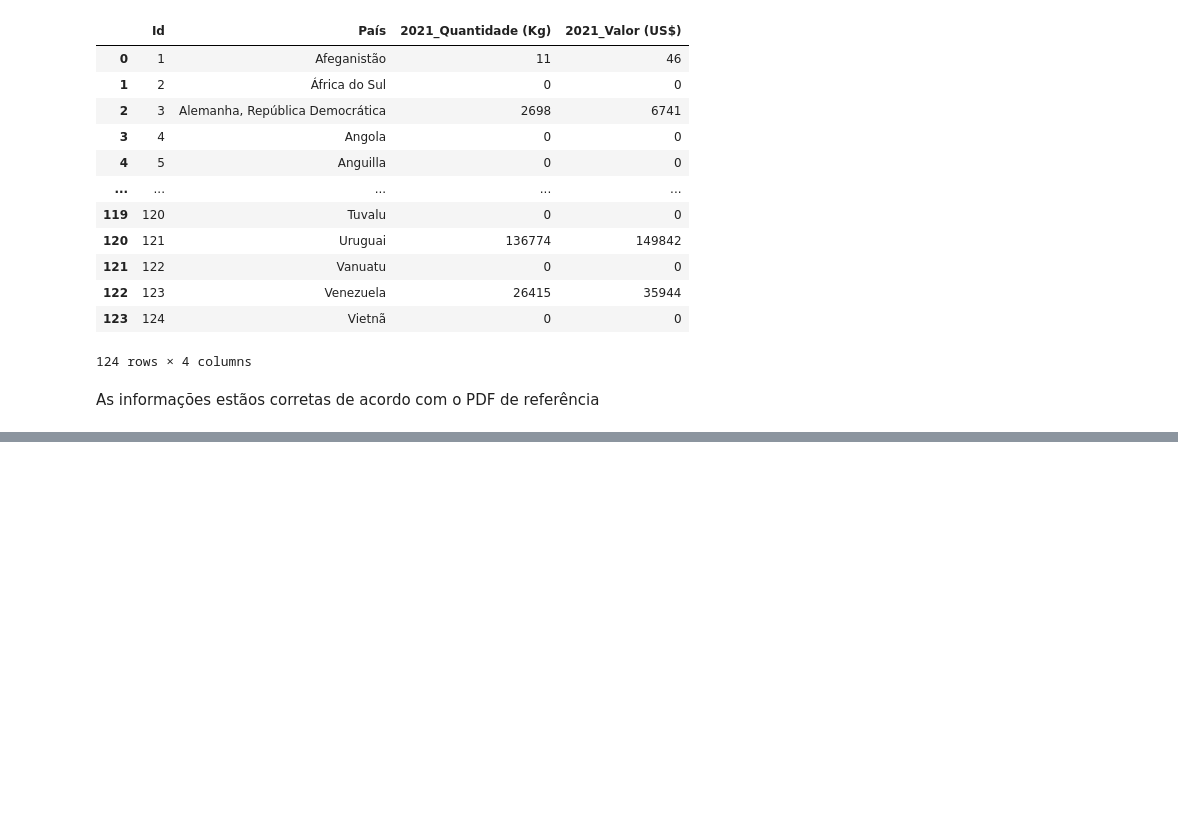
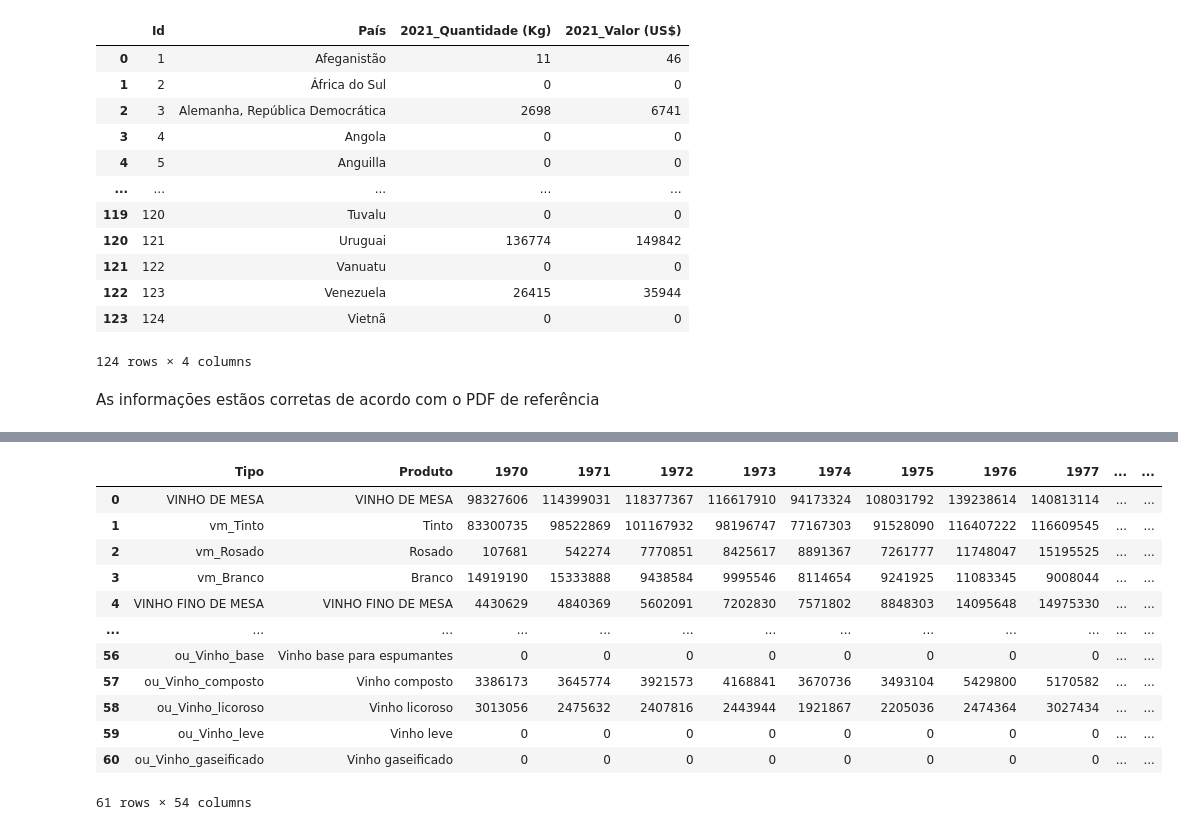
Before and after one commit to IgorNascAlves/Tech_Challenge_Fase01, a Jupyter notebook: explorando.ipynb, the cells around one changed output, grey strips where cells are left out. Drawn from its saved outputs; the diff is of its cells as text; code cells hidden in the pictures; blank space fills up the shorter version.

```diff
--- a/explorando.ipynb
+++ b/explorando.ipynb
@@ -76,0 +119,21 @@ As informações estãos corretas de acordo com o PDF de referência
+# %%
+df_Comercio_colunas_novos = {1: 'Tipo',
+ 2: 'Produto'}
+for ind, ano in enumerate(range(1970, 2022)):
+  df_Comercio_colunas_novos[ind + 3] = ano
+df_Comercio = df_Comercio.rename(df_Comercio_colunas_novos, axis=1).drop(0,axis=1)
+df_Comercio
+# %% [output]
+|  | Tipo | Produto | 1970 | 1971 | 1972 | 1973 | 1974 | 1975 | 1976 | 1977 | ... | ... |
+| 0 | VINHO DE MESA | VINHO DE MESA | 98327606 | 114399031 | 118377367 | 116617910 | 94173324 | 108031792 | 139238614 | 140813114 | ... | ... |
+| 1 | vm_Tinto | Tinto | 83300735 | 98522869 | 101167932 | 98196747 | 77167303 | 91528090 | 116407222 | 116609545 | ... | ... |
+| 2 | vm_Rosado | Rosado | 107681 | 542274 | 7770851 | 8425617 | 8891367 | 7261777 | 11748047 | 15195525 | ... | ... |
+| 3 | vm_Branco | Branco | 14919190 | 15333888 | 9438584 | 9995546 | 8114654 | 9241925 | 11083345 | 9008044 | ... | ... |
+| 4 | VINHO FINO DE MESA | VINHO FINO DE MESA | 4430629 | 4840369 | 5602091 | 7202830 | 7571802 | 8848303 | 14095648 | 14975330 | ... | ... |
+| ... | ... | ... | ... | ... | ... | ... | ... | ... | ... | ... | ... | ... |
+| 56 | ou_Vinho_base | Vinho base para espumantes | 0 | 0 | 0 | 0 | 0 | 0 | 0 | 0 | ... | ... |
+| 57 | ou_Vinho_composto | Vinho composto | 3386173 | 3645774 | 3921573 | 4168841 | 3670736 | 3493104 | 5429800 | 5170582 | ... | ... |
+| 58 | ou_Vinho_licoroso | Vinho licoroso | 3013056 | 2475632 | 2407816 | 2443944 | 1921867 | 2205036 | 2474364 | 3027434 | ... | ... |
+| 59 | ou_Vinho_leve | Vinho leve | 0 | 0 | 0 | 0 | 0 | 0 | 0 | 0 | ... | ... |
+| 60 | ou_Vinho_gaseificado | Vinho gaseificado | 0 | 0 | 0 | 0 | 0 | 0 | 0 | 0 | ... | ... |
+61 rows × 54 columns
```
Also changed, not shown: parts of 11 cells of this notebook.
